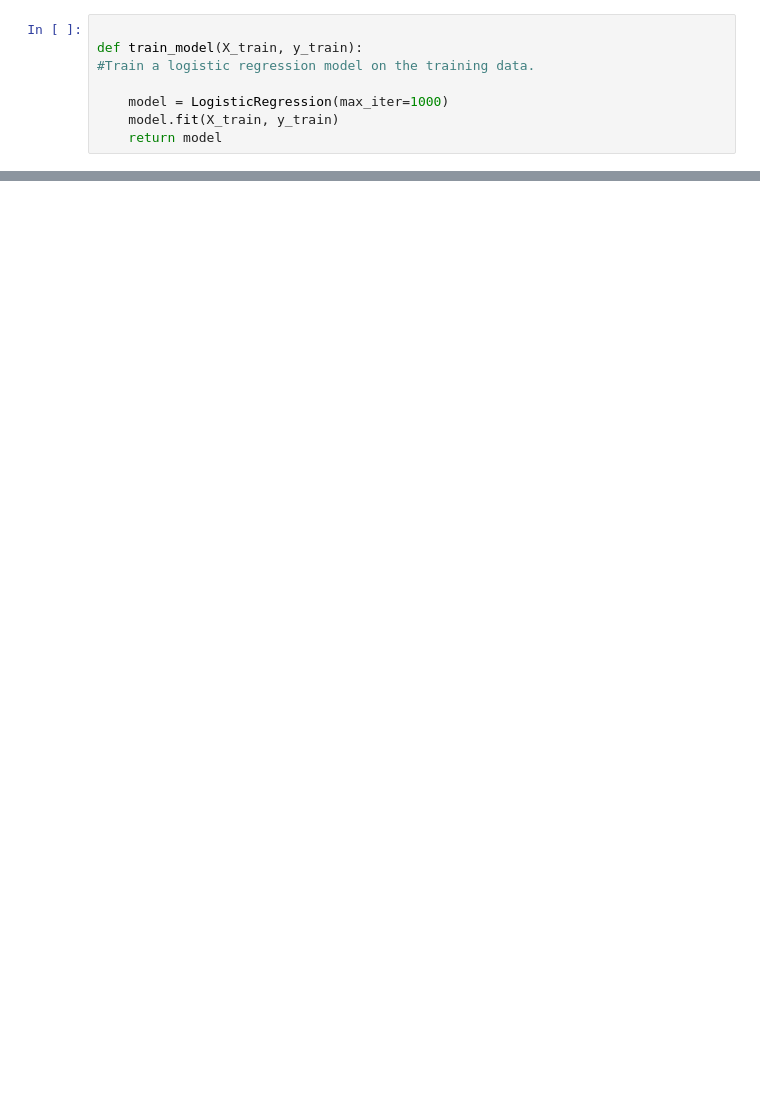
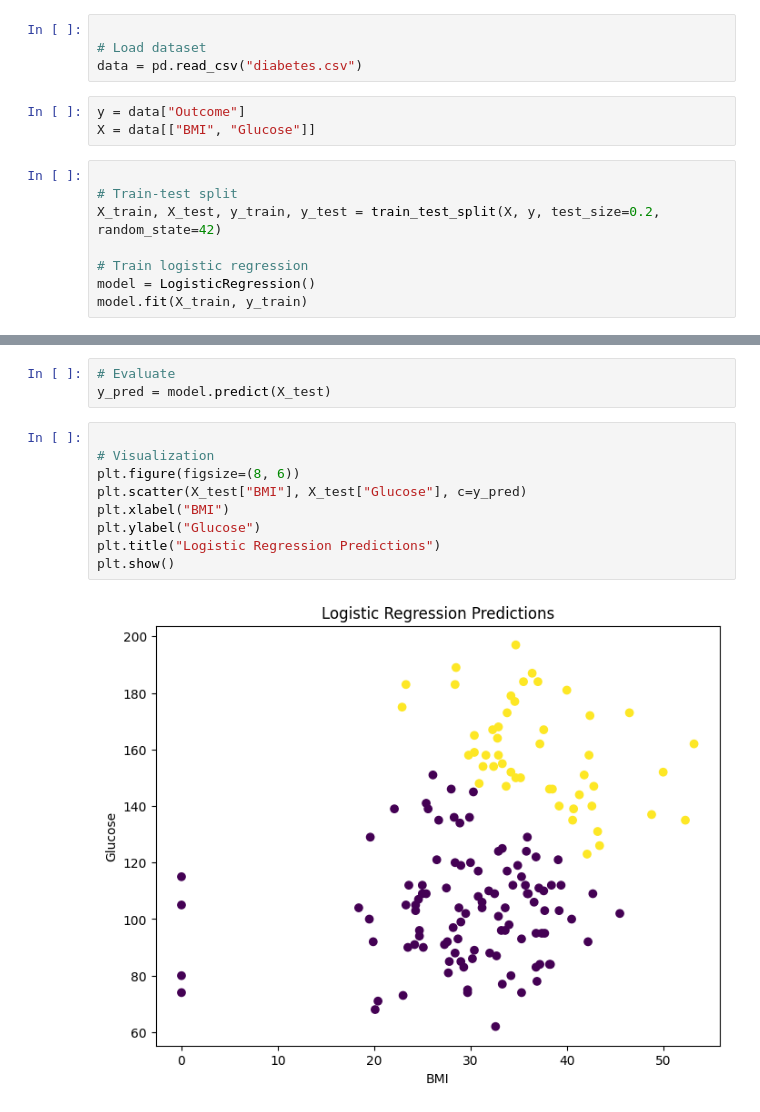
Before and after one commit to EricSiq/Supervised-Machine-Learning-Lab, a Jupyter notebook: Exp7_SML_LogisticRegression.ipynb, the cells around one changed output, grey strips where cells are left out. Cells and saved outputs as stored; diff of their text form; blank space fills up the shorter version.

```diff
--- a/Exp7_SML_LogisticRegression.ipynb
+++ b/Exp7_SML_LogisticRegression.ipynb
@@ -38,8 +10,15 @@ def preprocess_data(data):
+# %%
+
+# Load dataset
+data = pd.read_csv("diabetes.csv")
+# %%
+y = data["Outcome"]
+X = data[["BMI", "Glucose"]]
 # %%
 
-def train_model(X_train, y_train):
-#Train a logistic regression model on the training data.
+# Train-test split
+X_train, X_test, y_train, y_test = train_test_split(X, y, test_size=0.2, random_state=42)
 
-    model = LogisticRegression(max_iter=1000)
-    model.fit(X_train, y_train)
-    return model
+# Train logistic regression
+model = LogisticRegression()
+model.fit(X_train, y_train)
@@ -94,0 +27,14 @@ weighted avg       0.75      0.75      0.75       154
+# %%
+# Evaluate
+y_pred = model.predict(X_test)
+# %%
+
+# Visualization
+plt.figure(figsize=(8, 6))
+plt.scatter(X_test["BMI"], X_test["Glucose"], c=y_pred)
+plt.xlabel("BMI")
+plt.ylabel("Glucose")
+plt.title("Logistic Regression Predictions")
+plt.show()
+# %% [output]
+[figure, added]
```
Also changed, not shown: parts of 7 cells of this notebook.
